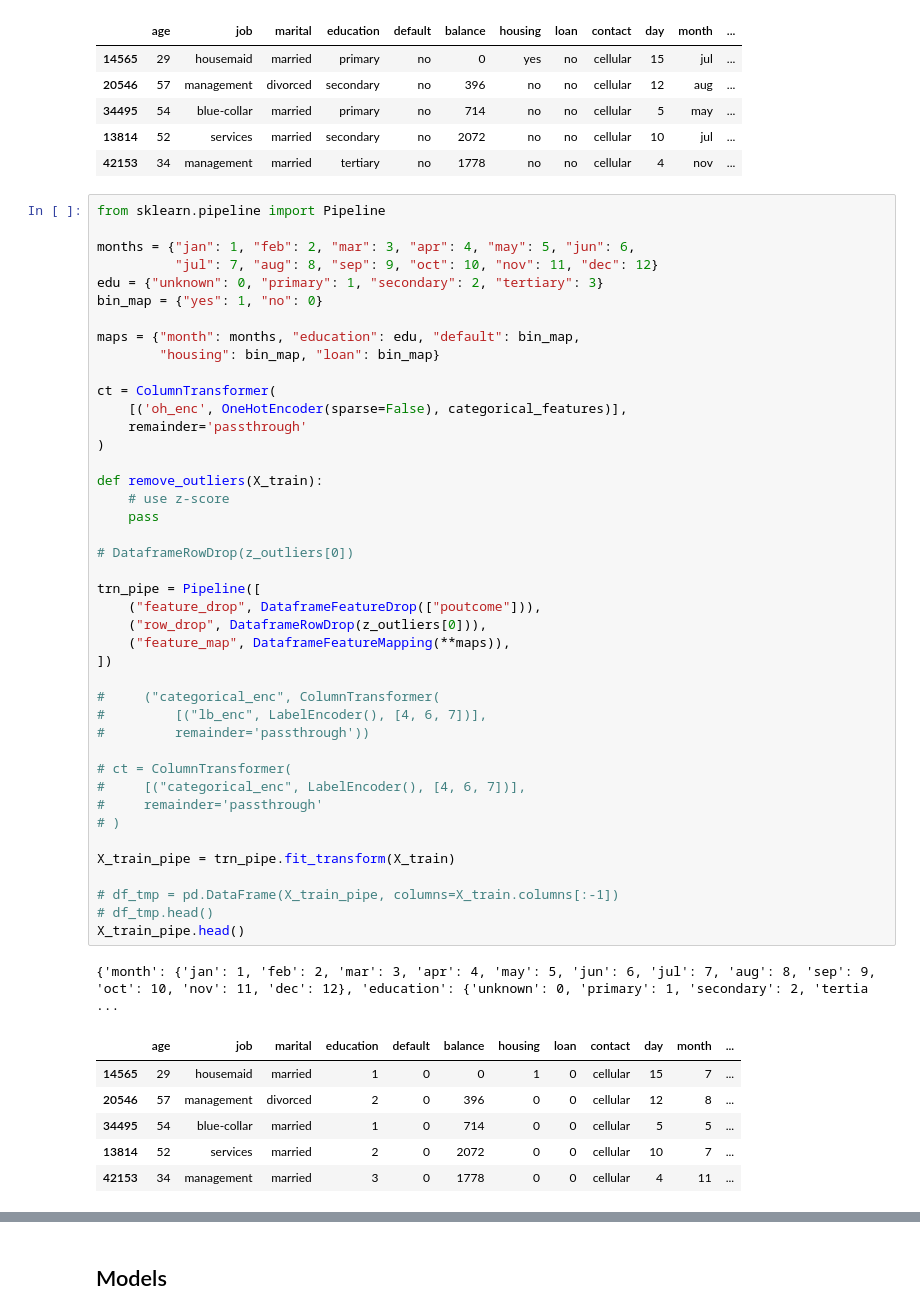
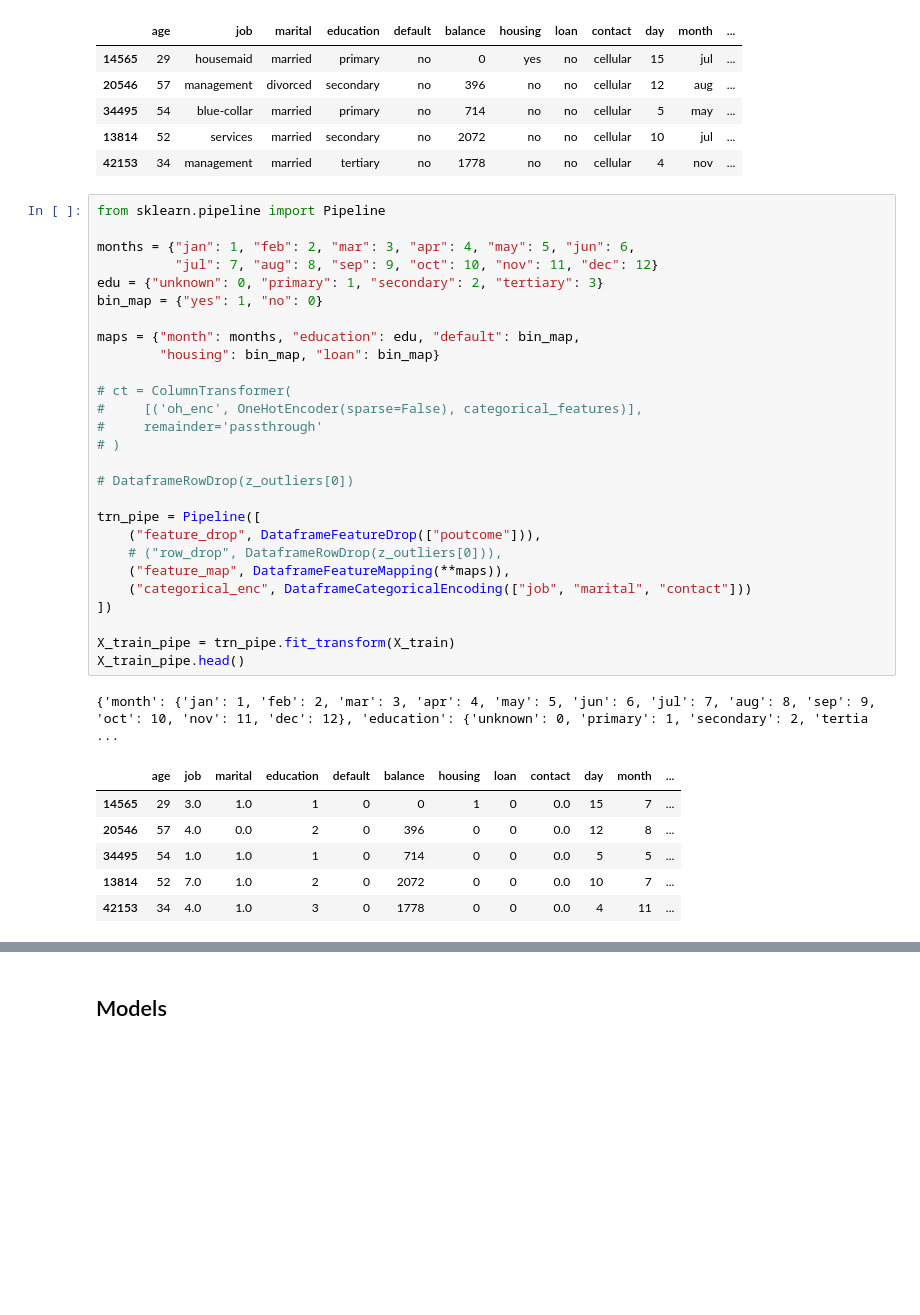
Before and after one commit to RajatRasal/Bayes-Opt-SkOpt, a Jupyter notebook: Bank_data_analysis.ipynb, the cells around one changed output, grey strips where cells are left out. Cells and saved outputs as stored; diff of their text form; blank space fills up the shorter version.

```diff
--- a/Bank_data_analysis.ipynb
+++ b/Bank_data_analysis.ipynb
@@ -477,50 +462,35 @@ X_train.head()
 # %%
 from sklearn.pipeline import Pipeline
 
 months = {"jan": 1, "feb": 2, "mar": 3, "apr": 4, "may": 5, "jun": 6,
           "jul": 7, "aug": 8, "sep": 9, "oct": 10, "nov": 11, "dec": 12}
 edu = {"unknown": 0, "primary": 1, "secondary": 2, "tertiary": 3}
 bin_map = {"yes": 1, "no": 0}
 
 maps = {"month": months, "education": edu, "default": bin_map,
         "housing": bin_map, "loan": bin_map}
 
-ct = ColumnTransformer(
-    [('oh_enc', OneHotEncoder(sparse=False), categorical_features)],
-    remainder='passthrough'
-)
-
-def remove_outliers(X_train):
-    # use z-score
-    pass
+# ct = ColumnTransformer(
+#     [('oh_enc', OneHotEncoder(sparse=False), categorical_features)],
+#     remainder='passthrough'
+# )
 
 # DataframeRowDrop(z_outliers[0])
 
 trn_pipe = Pipeline([
     ("feature_drop", DataframeFeatureDrop(["poutcome"])),
-    ("row_drop", DataframeRowDrop(z_outliers[0])),
+    # ("row_drop", DataframeRowDrop(z_outliers[0])),
     ("feature_map", DataframeFeatureMapping(**maps)),
+    ("categorical_enc", DataframeCategoricalEncoding(["job", "marital", "contact"]))
 ])
 
-#     ("categorical_enc", ColumnTransformer(
-#         [("lb_enc", LabelEncoder(), [4, 6, 7])],
-#         remainder='passthrough'))
-
-# ct = ColumnTransformer(
-#     [("categorical_enc", LabelEncoder(), [4, 6, 7])],
-#     remainder='passthrough'
-# )
-
 X_train_pipe = trn_pipe.fit_transform(X_train)
-
-# df_tmp = pd.DataFrame(X_train_pipe, columns=X_train.columns[:-1])
-# df_tmp.head()
 X_train_pipe.head()
 # %% [output]
 {'month': {'jan': 1, 'feb': 2, 'mar': 3, 'apr': 4, 'may': 5, 'jun': 6, 'jul': 7, 'aug': 8, 'sep': 9, 'oct': 10, 'nov': 11, 'dec': 12}, 'education': {'unknown': 0, 'primary': 1, 'secondary': 2, 'tertia ...
 |  | age | job | marital | education | default | balance | housing | loan | contact | day | month | ... |
-| 14565 | 29 | housemaid | married | 1 | 0 | 0 | 1 | 0 | cellular | 15 | 7 | ... |
-| 20546 | 57 | management | divorced | 2 | 0 | 396 | 0 | 0 | cellular | 12 | 8 | ... |
-| 34495 | 54 | blue-collar | married | 1 | 0 | 714 | 0 | 0 | cellular | 5 | 5 | ... |
-| 13814 | 52 | services | married | 2 | 0 | 2072 | 0 | 0 | cellular | 10 | 7 | ... |
-| 42153 | 34 | management | married | 3 | 0 | 1778 | 0 | 0 | cellular | 4 | 11 | ... |
+| 14565 | 29 | 3.0 | 1.0 | 1 | 0 | 0 | 1 | 0 | 0.0 | 15 | 7 | ... |
+| 20546 | 57 | 4.0 | 0.0 | 2 | 0 | 396 | 0 | 0 | 0.0 | 12 | 8 | ... |
+| 34495 | 54 | 1.0 | 1.0 | 1 | 0 | 714 | 0 | 0 | 0.0 | 5 | 5 | ... |
+| 13814 | 52 | 7.0 | 1.0 | 2 | 0 | 2072 | 0 | 0 | 0.0 | 10 | 7 | ... |
+| 42153 | 34 | 4.0 | 1.0 | 3 | 0 | 1778 | 0 | 0 | 0.0 | 4 | 11 | ... |
```
Also changed, not shown: parts of 13 cells of this notebook.
